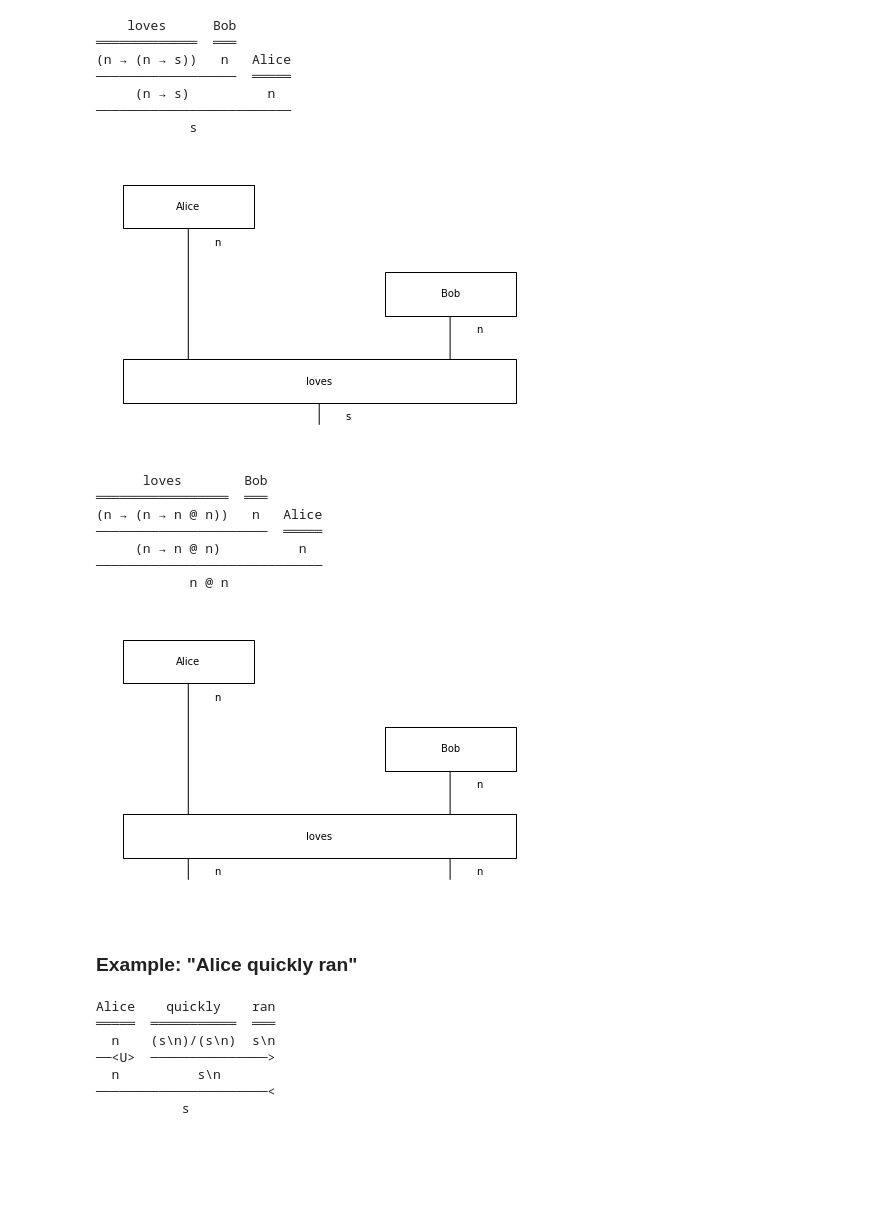
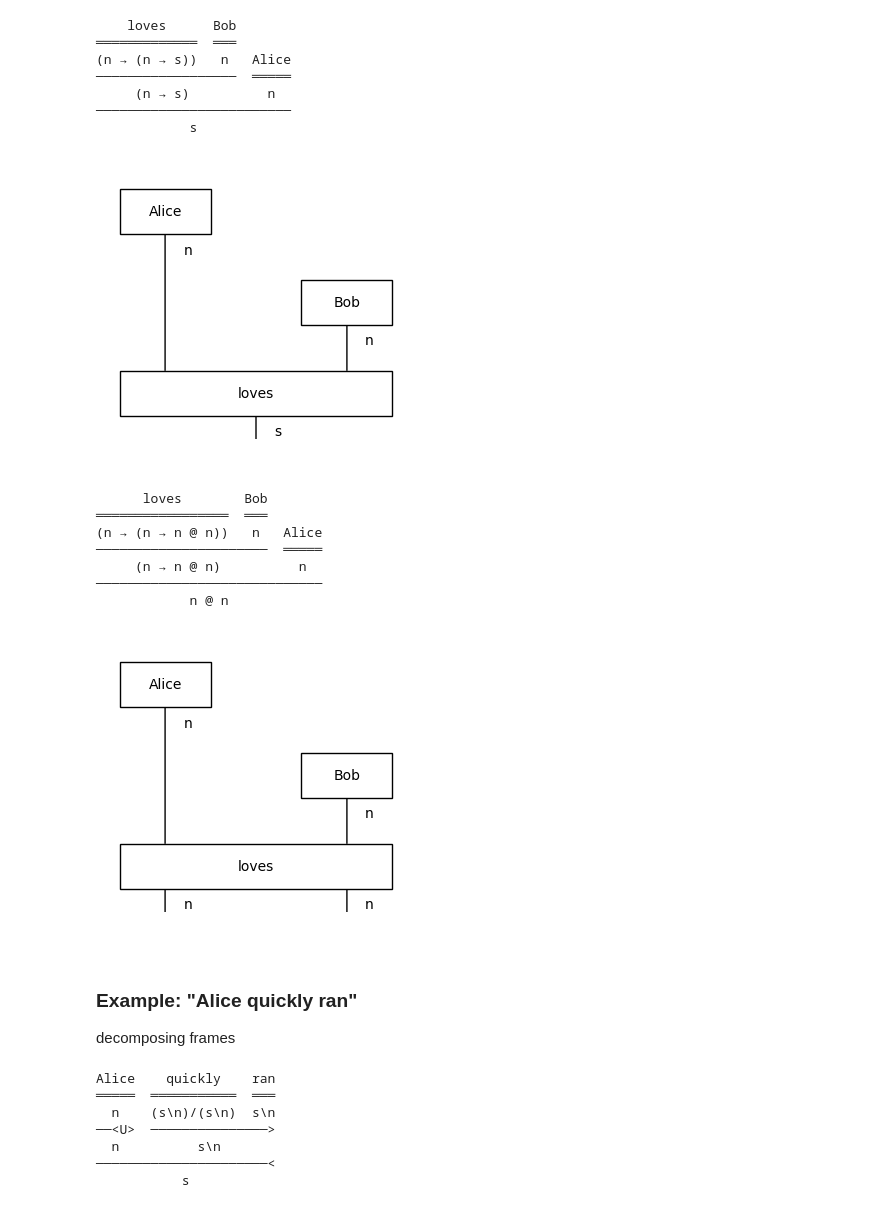
Before and after one commit to CQCL/text_to_discocirc, a Jupyter notebook: tech-demo.ipynb, the cells around one changed output. Drawn from its saved outputs; the diff is of its cells as text; code cells hidden in the pictures; blank space fills up the shorter version.

```diff
--- a/tech-demo.ipynb
+++ b/tech-demo.ipynb
@@ -38,7 +39,7 @@ expr1
 # %%
 from discocirc.expr.expr_to_diag import expr_to_diag
 # %%
-expr_to_diag(expr1).draw()
+expr_to_diag(expr1).draw(figsize=(3,3))
 # %% [output]
-[figure, old version]
+[figure, new version]
 # %%
@@ -55,11 +56,12 @@ expr2
 ─────────────────────────────
             n @ n
 # %%
-expr_to_diag(expr2).draw()
+expr_to_diag(expr2).draw(figsize=(3,3))
 # %% [output]
-[figure, old version]
+[figure, new version]
 # %% [markdown]
 ### Example: "Alice quickly ran"
+decomposing frames
 # %%
 ccg_tree = parser.sentence2tree("Alice quickly ran")
 print(ccg_tree.deriv())
```
Also changed, not shown: parts of 40 cells of this notebook.
